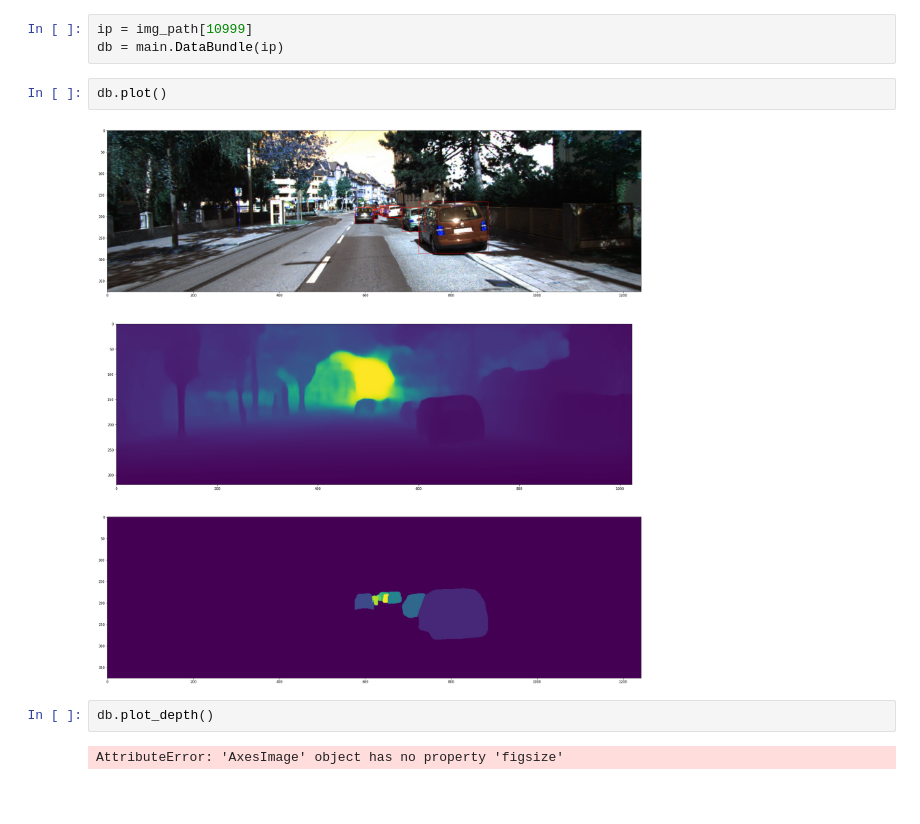
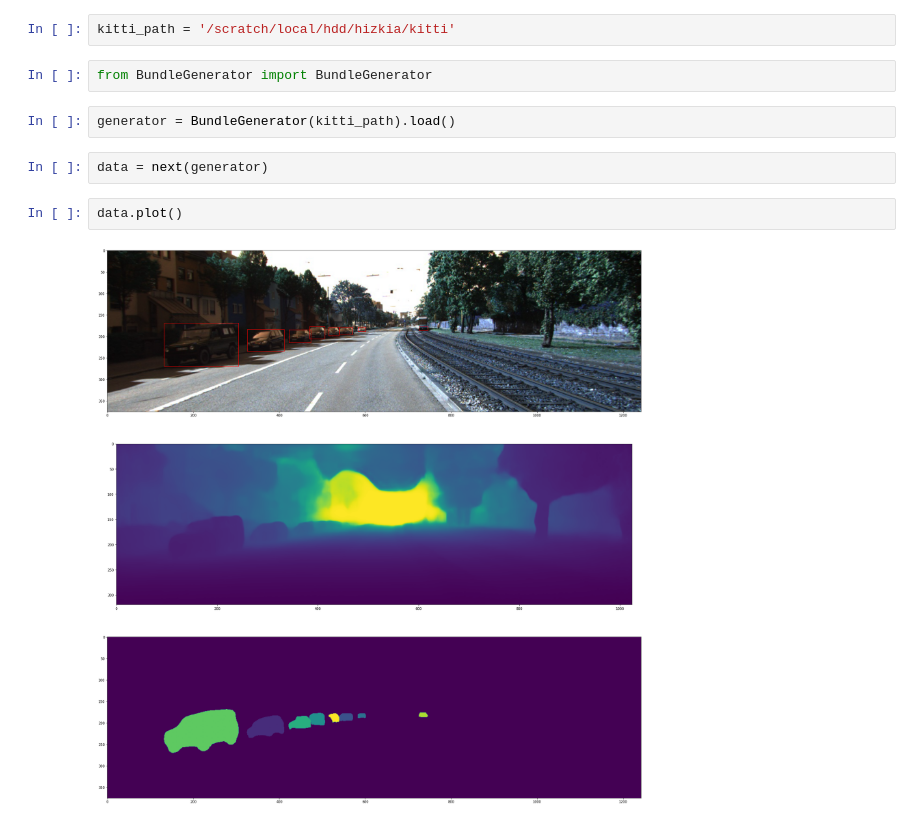
Before and after one commit to hizkiaadrian/3detector, a Jupyter notebook: playground.ipynb, the cells around one changed output. Cells and saved outputs as stored; diff of their text form; blank space fills up the shorter version.

Commit message:
Create BundleGenerator on top of DataBundle

```diff
--- a/playground.ipynb
+++ b/playground.ipynb
@@ -8,11 +1,12 @@ img_path = glob.glob(f'{kitti_path}/2011_09_26/*/image_02/data/*.jpg')
-# %%
-ip = img_path[10999]
-db = main.DataBundle(ip)
+# %%
+kitti_path = '/scratch/local/hdd/hizkia/kitti'
+# %%
+from BundleGenerator import BundleGenerator
+# %%
+generator = BundleGenerator(kitti_path).load()
+# %%
+data = next(generator)
 # %%
-db.plot()
+data.plot()
 # %% [output]
-[figure, old version]
+[figure, new version]
-# %%
-db.plot_depth()
-# %% [output]
-AttributeError: 'AxesImage' object has no property 'figsize'
```
Also changed, not shown: parts of 2 cells of this notebook, 2 other files.
